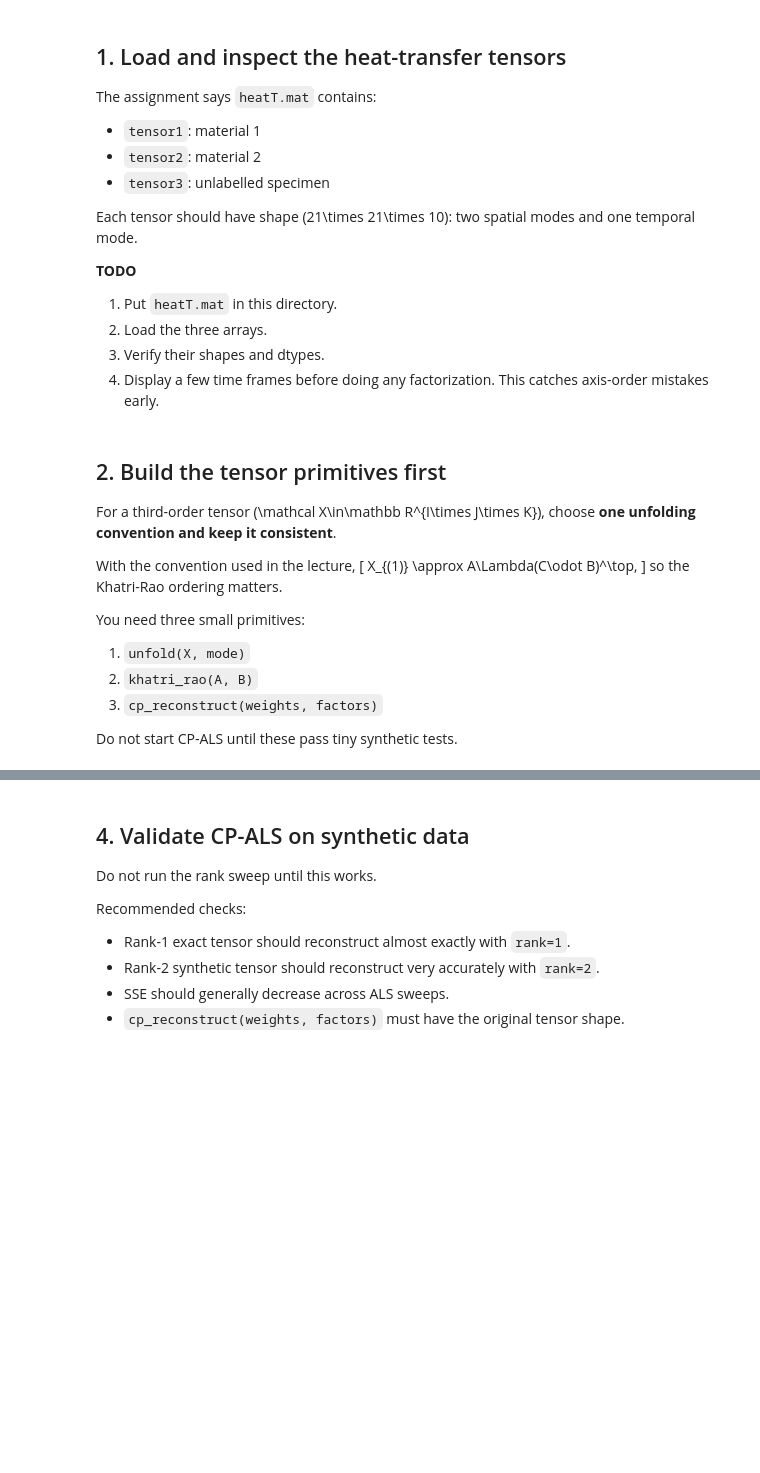
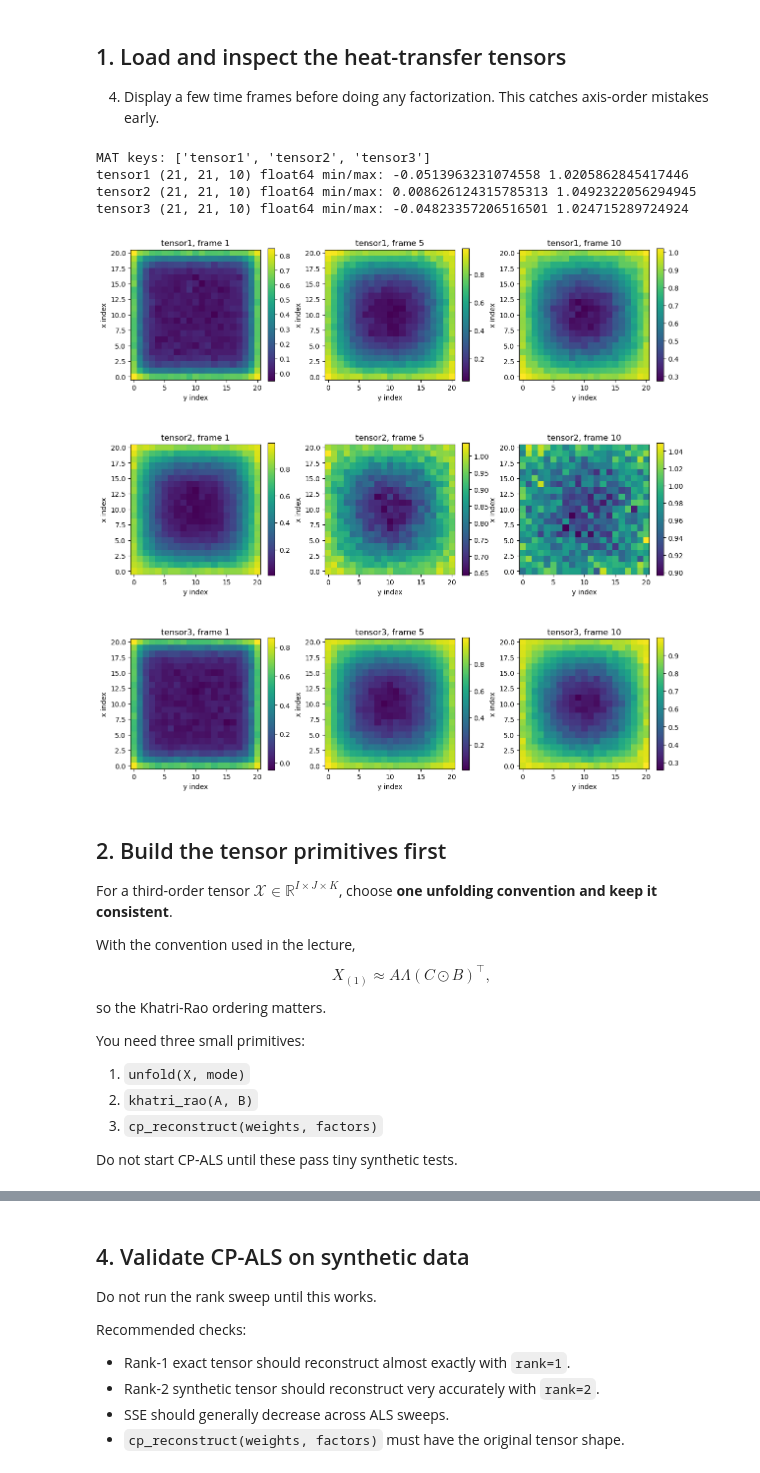
Before and after one commit to kyle-nguyennn/ml-stats-lab, a Jupyter notebook: fda/lab3/Q3_heat_transfer_cp_als.ipynb, the cells around one changed output, grey strips where cells are left out. Drawn from its saved outputs; the diff is of its cells as text; code cells hidden in the pictures; blank space fills up the shorter version.

```diff
--- a/fda/lab3/Q3_heat_transfer_cp_als.ipynb
+++ b/fda/lab3/Q3_heat_transfer_cp_als.ipynb
@@ -36,28 +37,11 @@ N_RESTARTS = 3
 # %% [markdown]
 ## 1. Load and inspect the heat-transfer tensors
 
-The assignment says `heatT.mat` contains:
-
-- `tensor1`: material 1
-- `tensor2`: material 2
-- `tensor3`: unlabelled specimen
-
-Each tensor should have shape \(21\times 21\times 10\): two spatial modes and one temporal mode.
-
-**TODO**
-1. Put `heatT.mat` in this directory.
-2. Load the three arrays.
-3. Verify their shapes and dtypes.
 4. Display a few time frames before doing any factorization. This catches axis-order mistakes early.
 # %%
-assert DATA_PATH.exists(), (
-    f"{DATA_PATH} not found. Put heatT.mat in fda/lab3/ before running this notebook."
-)
-
 mat = loadmat(DATA_PATH)
 print("MAT keys:", [k for k in mat.keys() if not k.startswith("__")])
 
-# TODO: confirm these names against the printed keys.
 tensor1 = np.asarray(mat["tensor1"], dtype=float)
 tensor2 = np.asarray(mat["tensor2"], dtype=float)
 tensor3 = np.asarray(mat["tensor3"], dtype=float)
@@ -65,27 +49,36 @@ tensor3 = np.asarray(mat["tensor3"], dtype=float)
 for name, X in {"tensor1": tensor1, "tensor2": tensor2, "tensor3": tensor3}.items():
     print(name, X.shape, X.dtype, "min/max:", X.min(), X.max())
     assert X.shape == (21, 21, 10), f"Unexpected shape for {name}: {X.shape}"
+# %% [output]
+MAT keys: ['tensor1', 'tensor2', 'tensor3']
+tensor1 (21, 21, 10) float64 min/max: -0.0513963231074558 1.0205862845417446
+tensor2 (21, 21, 10) float64 min/max: 0.008626124315785313 1.0492322056294945
+tensor3 (21, 21, 10) float64 min/max: -0.04823357206516501 1.024715289724924
 # %%
 # TODO: visualize a few raw frames from tensor1, then repeat for tensor2/tensor3 if useful.
 frames = [0, 4, 9]  # Python indices for time frames 1, 5, 10
 
-fig, axes = plt.subplots(1, len(frames), figsize=(12, 3.5))
-for ax, k in zip(axes, frames):
-    im = ax.imshow(tensor1[:, :, k], origin="lower")
-    ax.set_title(f"tensor1, frame {k + 1}")
-    ax.set_xlabel("y index")
-    ax.set_ylabel("x index")
-    fig.colorbar(im, ax=ax, fraction=0.046)
+fig, axes = plt.subplots(3, len(frames), figsize=(12, 12))
+for i, tensor in enumerate([tensor1, tensor2, tensor3]):
+    for j, k in enumerate(frames):
+        ax = axes[i, j]
+        im = ax.imshow(tensor[:, :, k], origin="lower")
+        ax.set_title(f"tensor{i + 1}, frame {k + 1}")
+        ax.set_xlabel("y index")
+        ax.set_ylabel("x index")
+        fig.colorbar(im, ax=ax, fraction=0.046)
 plt.tight_layout()
+# %% [output]
+[figure, added]
 # %% [markdown]
 ## 2. Build the tensor primitives first
 
-For a third-order tensor \(\mathcal X\in\mathbb R^{I\times J\times K}\), choose **one unfolding convention and keep it consistent**.
+For a third-order tensor $\mathcal X\in\mathbb R^{I\times J\times K}$, choose **one unfolding convention and keep it consistent**.
 
 With the convention used in the lecture,
-\[
+$$
 X_{(1)} \approx A\Lambda(C\odot B)^\top,
-\]
+$$
 so the Khatri-Rao ordering matters.
 
 You need three small primitives:
```
Also changed, not shown: parts of 12 cells of this notebook, 2 other files.
